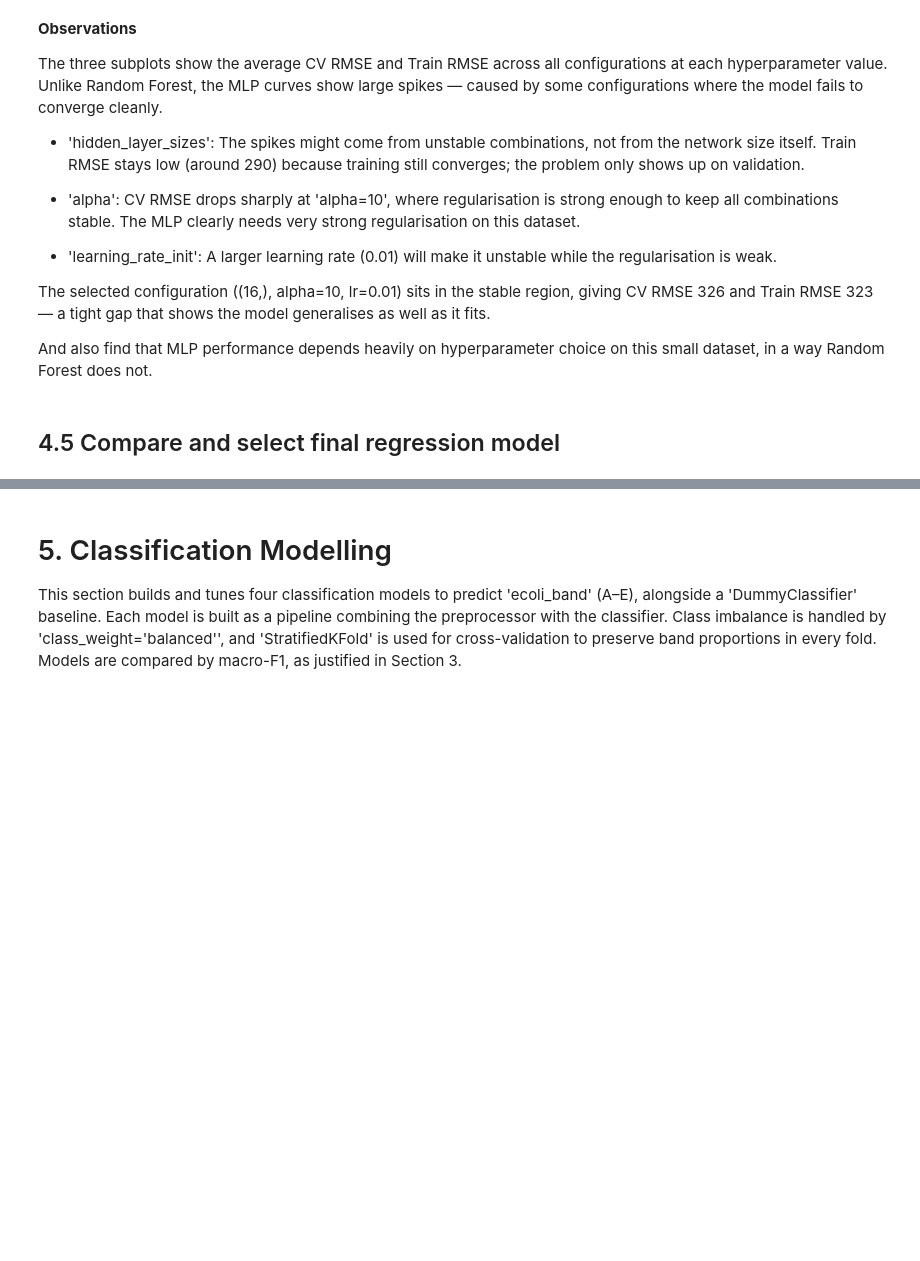
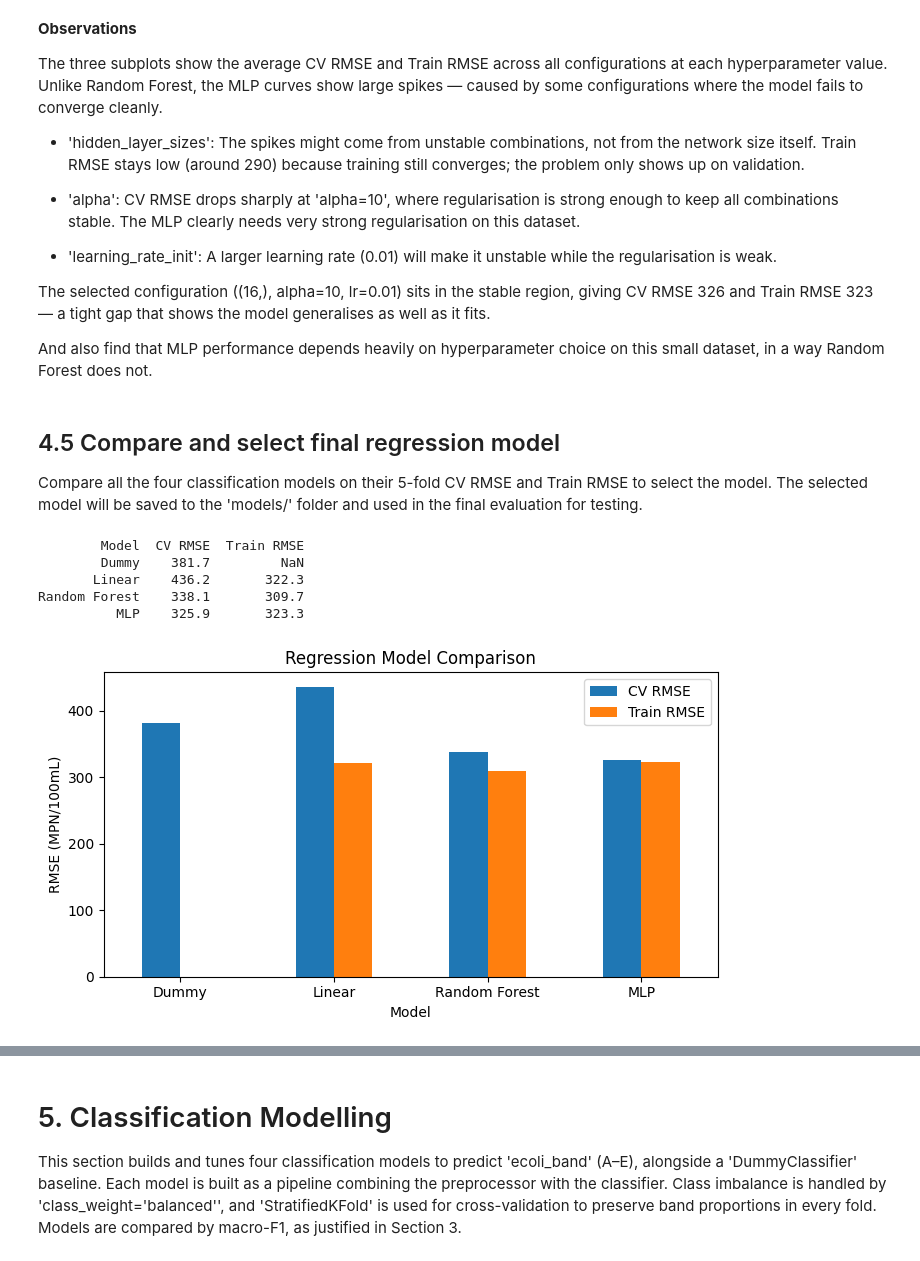
Before and after one commit to Ming-Liu-1170030/1170030-riverWQ, a Jupyter notebook: src/02_modelling.ipynb, the cells around one changed output, grey strips where cells are left out. Drawn from its saved outputs; the diff is of its cells as text; code cells hidden in the pictures; blank space fills up the shorter version.

Commit message:
Model selections all done.

```diff
--- a/src/02_modelling.ipynb
+++ b/src/02_modelling.ipynb
@@ -459,3 +461,30 @@ And also find that MLP performance depends heavily on hyperparameter choice on t
 Forest does not.
 # %% [markdown]
 ## 4.5 Compare and select final regression model
+
+Compare all the four classification models on their 5-fold CV RMSE and Train RMSE to select the model. The selected model will be saved to the 'models/' folder and used in the final evaluation for testing.
+# %%
+# Collect CV and Train RMSE for all four models
+comparison = pd.DataFrame({
+    'Model': ['Dummy', 'Linear', 'Random Forest', 'MLP'],
+    'CV RMSE': [dummy_cv_rmse, lr_cv_rmse, rf_cv_rmse, mlp_cv_rmse],
+    'Train RMSE': [np.nan, lr_train_rmse, rf_train_rmse, mlp_train_rmse],
+})
+
+print(comparison.round(1).to_string(index=False))
+
+# Bar chart
+comparison.plot(x='Model', y=['CV RMSE', 'Train RMSE'], kind='bar', figsize=(7, 4))
+plt.ylabel('RMSE (MPN/100mL)')
+plt.title('Regression Model Comparison')
+plt.xticks(rotation=0)
+plt.tight_layout()
+plt.savefig('../figures/18_regression_model_comparison.png', dpi=150, bbox_inches='tight')
+plt.show()
+# %% [output]
+        Model  CV RMSE  Train RMSE
+        Dummy    381.7         NaN
+       Linear    436.2       322.3
+Random Forest    338.1       309.7
+          MLP    325.9       323.3
+[figure, added]
```
Also changed, not shown: parts of 23 cells of this notebook, 9 other files.
